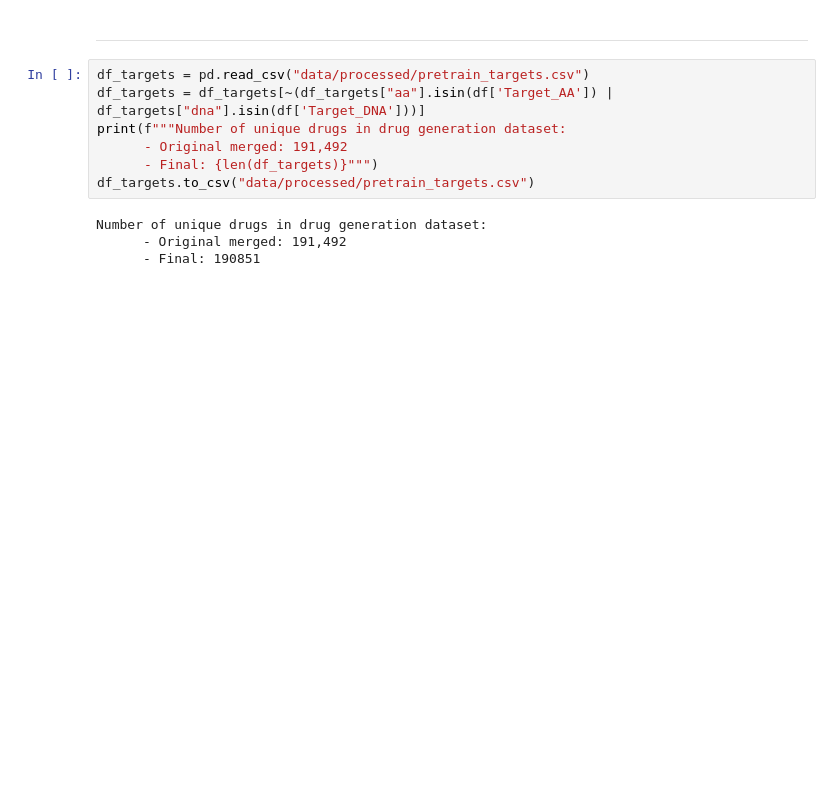
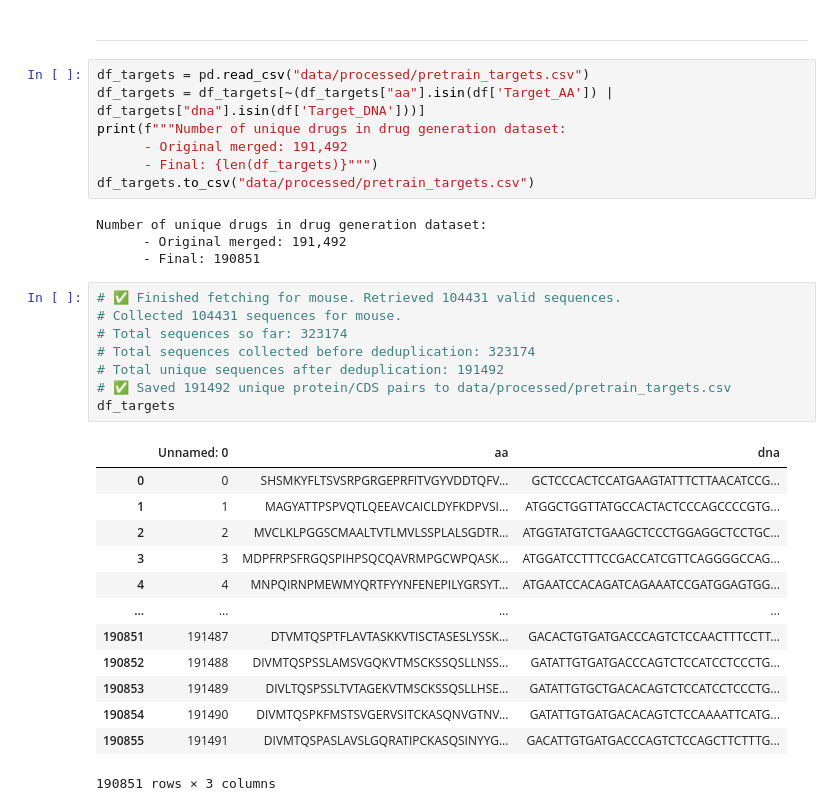
Before and after one commit to robsyc/MB-VAE-DTI, a Jupyter notebook: notebooks/loading.ipynb, the cells around one changed output. Saved outputs shown, nothing was run; the diff lists cells and outputs as text; blank space fills up the shorter version.

```diff
--- a/notebooks/loading.ipynb
+++ b/notebooks/loading.ipynb
@@ -463,3 +463,25 @@ df_targets.to_csv("data/processed/pretrain_targets.csv")
 Number of unique drugs in drug generation dataset:
       - Original merged: 191,492
       - Final: 190851
+# %%
+# ✅ Finished fetching for mouse. Retrieved 104431 valid sequences.
+# Collected 104431 sequences for mouse.
+# Total sequences so far: 323174
+# Total sequences collected before deduplication: 323174
+# Total unique sequences after deduplication: 191492
+# ✅ Saved 191492 unique protein/CDS pairs to data/processed/pretrain_targets.csv
+df_targets
+# %% [output]
+|  | Unnamed: 0 | aa | dna |
+| 0 | 0 | SHSMKYFLTSVSRPGRGEPRFITVGYVDDTQFV... | GCTCCCACTCCATGAAGTATTTCTTAACATCCG... |
+| 1 | 1 | MAGYATTPSPVQTLQEEAVCAICLDYFKDPVSI... | ATGGCTGGTTATGCCACTACTCCCAGCCCCGTG... |
+| 2 | 2 | MVCLKLPGGSCMAALTVTLMVLSSPLALSGDTR... | ATGGTATGTCTGAAGCTCCCTGGAGGCTCCTGC... |
+| 3 | 3 | MDPFRPSFRGQSPIHPSQCQAVRMPGCWPQASK... | ATGGATCCTTTCCGACCATCGTTCAGGGGCCAG... |
+| 4 | 4 | MNPQIRNPMEWMYQRTFYYNFENEPILYGRSYT... | ATGAATCCACAGATCAGAAATCCGATGGAGTGG... |
+| ... | ... | ... | ... |
+| 190851 | 191487 | DTVMTQSPTFLAVTASKKVTISCTASESLYSSK... | GACACTGTGATGACCCAGTCTCCAACTTTCCTT... |
+| 190852 | 191488 | DIVMTQSPSSLAMSVGQKVTMSCKSSQSLLNSS... | GATATTGTGATGACCCAGTCTCCATCCTCCCTG... |
+| 190853 | 191489 | DIVLTQSPSSLTVTAGEKVTMSCKSSQSLLHSE... | GATATTGTGCTGACACAGTCTCCATCCTCCCTG... |
+| 190854 | 191490 | DIVMTQSPKFMSTSVGERVSITCKASQNVGTNV... | GATATTGTGATGACACAGTCTCCAAAATTCATG... |
+| 190855 | 191491 | DIVMTQSPASLAVSLGQRATIPCKASQSINYYG... | GACATTGTGATGACCCAGTCTCCAGCTTCTTTG... |
+190851 rows × 3 columns
```
Also changed, not shown: 6 other files.
